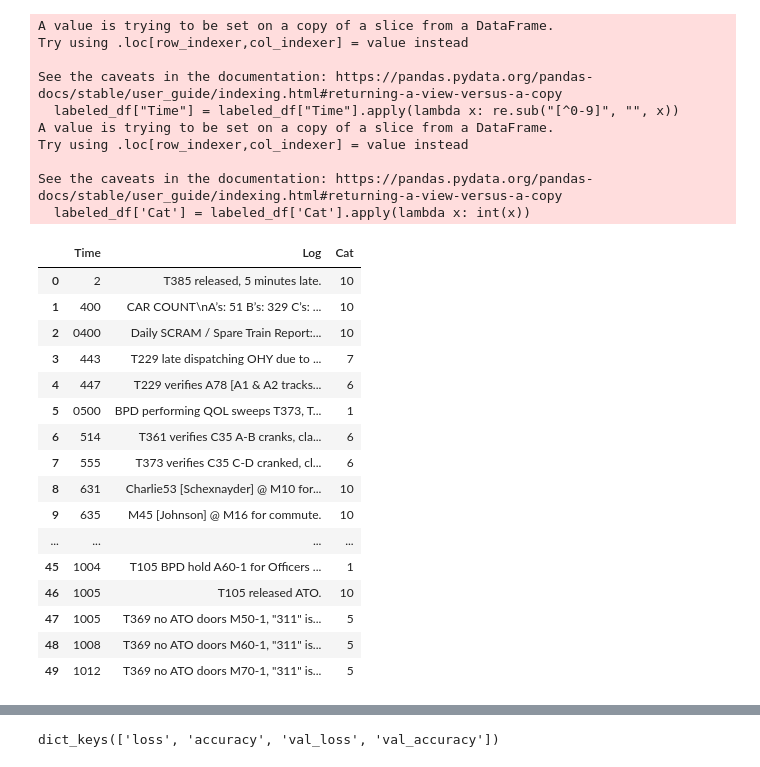
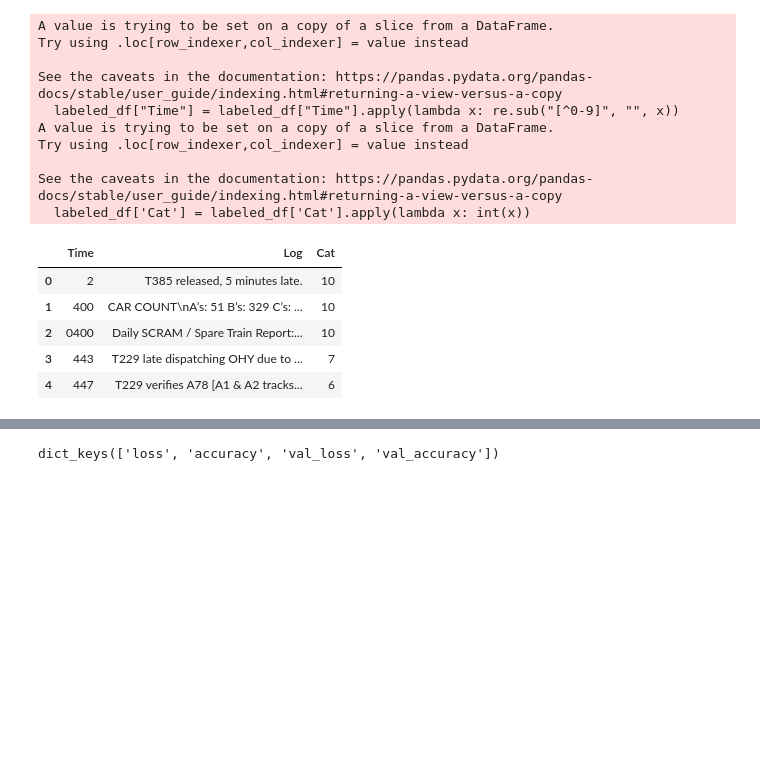
Before and after one commit to hsabraham28/bartgeoviz, a Jupyter notebook: occ-log-classification/occ-log-classifier.ipynb, the cells around one changed output, grey strips where cells are left out. Saved outputs shown, nothing was run; the diff lists cells and outputs as text; code cells hidden in the pictures; blank space fills up the shorter version.

```diff
--- a/occ-log-classification/occ-log-classifier.ipynb
+++ b/occ-log-classification/occ-log-classifier.ipynb
@@ -31,43 +27,32 @@ print(tf.version)
 # %%
 occ_df = pd.read_csv('csv/nadav-labeled-2.csv')
 occ_df = occ_df[["Time", "Log", "Cat"]]
 
 # first 100 rows are labeled
 labeled_df = occ_df.iloc[:500,:]
 labeled_df["Time"] = labeled_df["Time"].apply(lambda x: re.sub("[^0-9]", "", x))
 unlabeled_df = occ_df.iloc[501:,:]
 
 #labeled_df = labeled_df[labeled_df.Cat.apply(lambda x: x.isnumeric())]
 labeled_df['Cat'] = labeled_df['Cat'].apply(lambda x: int(x))
-labeled_df.head(50)
+labeled_df.head(5)
 # %% [output]
 A value is trying to be set on a copy of a slice from a DataFrame.
 Try using .loc[row_indexer,col_indexer] = value instead
 
 See the caveats in the documentation: https://pandas.pydata.org/pandas-docs/stable/user_guide/indexing.html#returning-a-view-versus-a-copy
   labeled_df["Time"] = labeled_df["Time"].apply(lambda x: re.sub("[^0-9]", "", x))
 A value is trying to be set on a copy of a slice from a DataFrame.
 Try using .loc[row_indexer,col_indexer] = value instead
 
 See the caveats in the documentation: https://pandas.pydata.org/pandas-docs/stable/user_guide/indexing.html#returning-a-view-versus-a-copy
   labeled_df['Cat'] = labeled_df['Cat'].apply(lambda x: int(x))
 |  | Time | Log | Cat |
 | 0 | 2 | T385 released, 5 minutes late. | 10 |
 | 1 | 400 | CAR COUNT\nA’s: 51 B’s: 329 C’s: ... | 10 |
 | 2 | 0400 | Daily SCRAM / Spare Train Report:... | 10 |
 | 3 | 443 | T229 late dispatching OHY due to ... | 7 |
 | 4 | 447 | T229 verifies A78 [A1 & A2 tracks... | 6 |
-| 5 | 0500 | BPD performing QOL sweeps T373, T... | 1 |
-| 6 | 514 | T361 verifies C35 A-B cranks, cla... | 6 |
-| 7 | 555 | T373 verifies C35 C-D cranked, cl... | 6 |
-| 8 | 631 | Charlie53 [Schexnayder] @ M10 for... | 10 |
-| 9 | 635 | M45 [Johnson] @ M16 for commute. | 10 |
-| ... | ... | ... | ... |
-| 45 | 1004 | T105 BPD hold A60-1 for Officers ... | 1 |
-| 46 | 1005 | T105 released ATO. | 10 |
-| 47 | 1005 | T369 no ATO doors M50-1, "311" is... | 5 |
-| 48 | 1008 | T369 no ATO doors M60-1, "311" is... | 5 |
-| 49 | 1012 | T369 no ATO doors M70-1, "311" is... | 5 |
 # %%
 # Save dataframes as csv files
 
```
Also changed, not shown: parts of 12 cells of this notebook, 27 other files.
